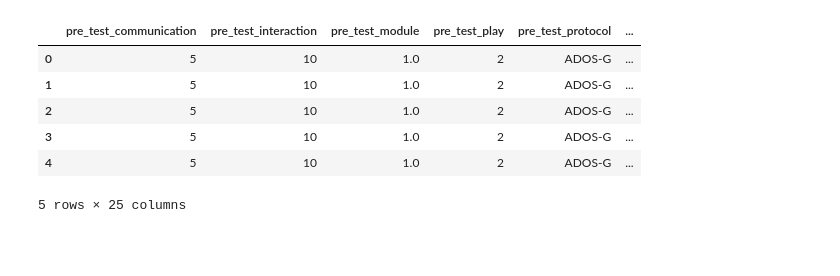
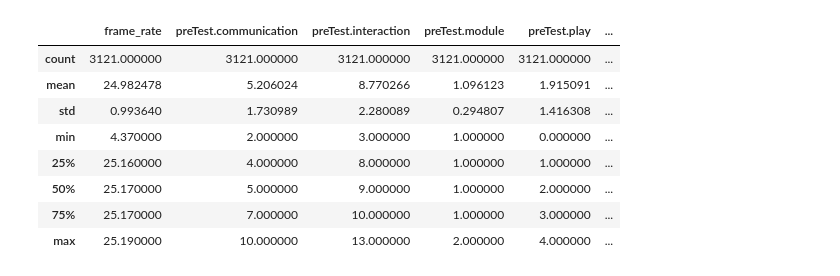
Before and after one commit to clawall/siads-593, a Jupyter notebook: notebooks/02_dream_dataset_analysis.ipynb, the cells around one changed output. Saved outputs shown, nothing was run; the diff lists cells and outputs as text; code cells hidden in the pictures; blank space fills up the shorter version.

Commit message:
feat(dream): loading data and initial analysis

```diff
--- a/notebooks/02_dream_dataset_analysis.ipynb
+++ b/notebooks/02_dream_dataset_analysis.ipynb
@@ -45,23 +39,29 @@ def convert_json_to_dataframe(filename):
 # %%
-dream_df = None
-
+# We'll list all JSON files recursively on the dataset folder
 files = glob.glob('./assets/DREAMdataset/**/*.json', recursive=True)
 
+data = []
 for filename in files:
-    df = convert_json_to_dataframe(filename)
+    # The code below is used to normalize one step further and have rows for each coordinate on the gazes.  Comment this out and uncomment the "with open..." block to switch modes.
+    # For each listed file, we'll call the function created on the .py file to normalize the JSON file
+        file_rows = dream_loader.normalize_dream_json(filename)
 
-    if dream_df is not None:
-        dream_df = pd.concat([dream_df, df])
-    else:
-        dream_df = df
+        data = data + file_rows
+    # with open(filename, 'r') as f:
+    #     df = pd.json_normalize(json.load(f))
+    #     data = data + [df]
+
+# dream_df = pd.concat(data)
+dream_df = pd.DataFrame(data)
 # %%
-# dream_df['task_difficultyLevel'].unique()
-dream_df.head()
+dream_df.describe()
 # %% [output]
-|  | pre_test_communication | pre_test_interaction | pre_test_module | pre_test_play | pre_test_protocol | ... |
-| 0 | 5 | 10 | 1.0 | 2 | ADOS-G | ... |
-| 1 | 5 | 10 | 1.0 | 2 | ADOS-G | ... |
-| 2 | 5 | 10 | 1.0 | 2 | ADOS-G | ... |
-| 3 | 5 | 10 | 1.0 | 2 | ADOS-G | ... |
-| 4 | 5 | 10 | 1.0 | 2 | ADOS-G | ... |
+|  | frame_rate | preTest.communication | preTest.interaction | preTest.module | preTest.play | ... |
+| count | 3121.000000 | 3121.000000 | 3121.000000 | 3121.000000 | 3121.000000 | ... |
+| mean | 24.982478 | 5.206024 | 8.770266 | 1.096123 | 1.915091 | ... |
+| std | 0.993640 | 1.730989 | 2.280089 | 0.294807 | 1.416308 | ... |
+| min | 4.370000 | 2.000000 | 3.000000 | 1.000000 | 0.000000 | ... |
+| 25% | 25.160000 | 4.000000 | 8.000000 | 1.000000 | 1.000000 | ... |
+| 50% | 25.170000 | 5.000000 | 9.000000 | 1.000000 | 2.000000 | ... |
+| 75% | 25.170000 | 7.000000 | 10.000000 | 1.000000 | 3.000000 | ... |
+| max | 25.190000 | 10.000000 | 13.000000 | 2.000000 | 4.000000 | ... |
-5 rows × 25 columns
```
Also changed, not shown: parts of 10 cells of this notebook, 1 other file.
